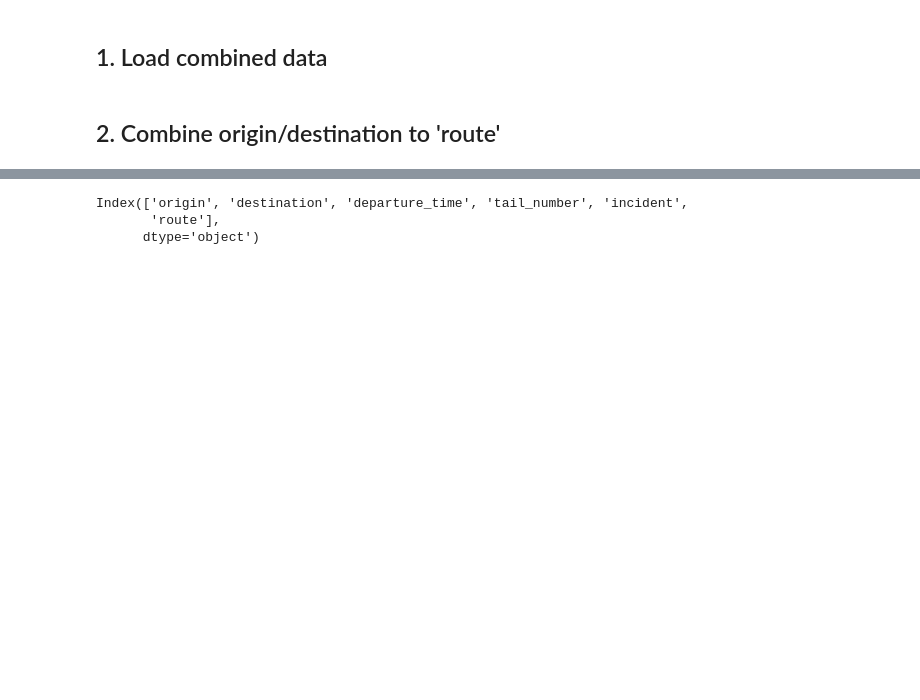
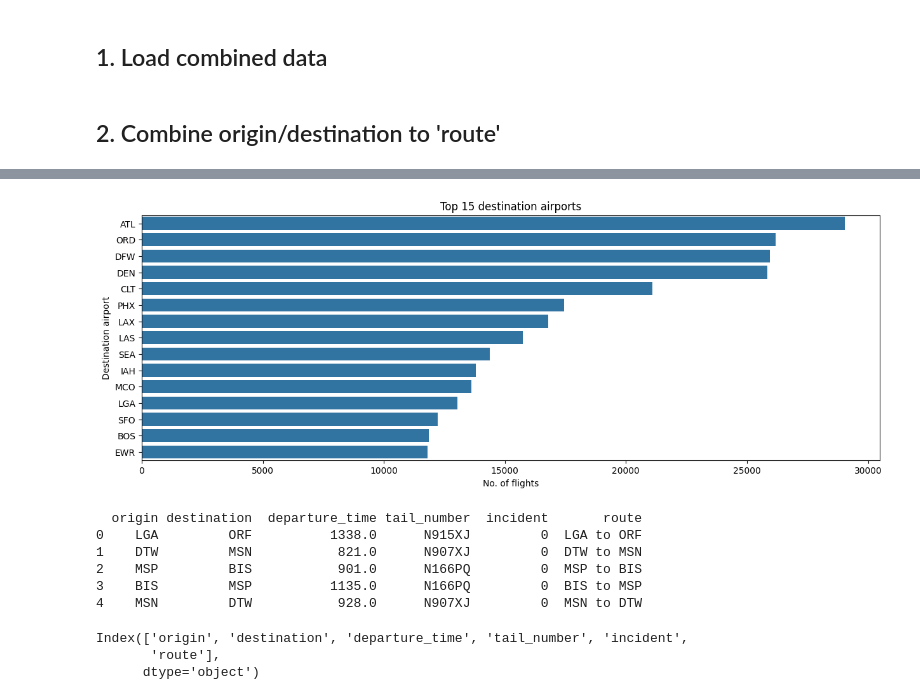
Before and after one commit to 4GeeksAcademy/maps-aviation_final_project, a Jupyter notebook: src/Madesh_02.ipynb, the cells around one changed output, grey strips where cells are left out. Drawn from its saved outputs; the diff is of its cells as text; code cells hidden in the pictures; blank space fills up the shorter version.

```diff
--- a/src/Madesh_02.ipynb
+++ b/src/Madesh_02.ipynb
@@ -18,5 +94,26 @@ data_df=pd.read_csv(config.COMBINED_DATAFILE)
+# %%
+# Plot origin airport level counts
+plt.figure(figsize=(15, 5))
+level_counts=data_df['destination'].value_counts().head(15).index
+sns.countplot(data=data_df, y='destination', order=level_counts)
+
+plt.title('Top 15 destination airports')
+plt.xlabel('No. of flights')
+plt.ylabel('Destination airport');
+plt.show()
+# %% [output]
+[figure, added]
 # %%
 data_df['route'] = data_df['origin'] + ' to ' + data_df['destination']
+# %%
+print(data_df.head())
+# %% [output]
+  origin destination  departure_time tail_number  incident       route
+0    LGA         ORF          1338.0      N915XJ         0  LGA to ORF
+1    DTW         MSN           821.0      N907XJ         0  DTW to MSN
+2    MSP         BIS           901.0      N166PQ         0  MSP to BIS
+3    BIS         MSP          1135.0      N166PQ         0  BIS to MSP
+4    MSN         DTW           928.0      N907XJ         0  MSN to DTW
 # %%
 print(data_df.columns)
 # %% [output]
```
Also changed, not shown: parts of 6 cells of this notebook.
